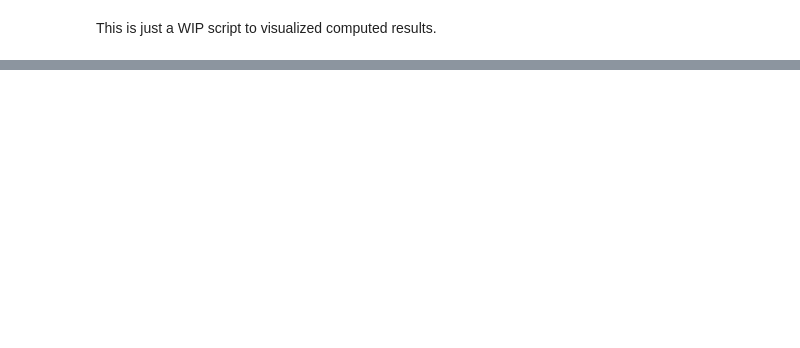
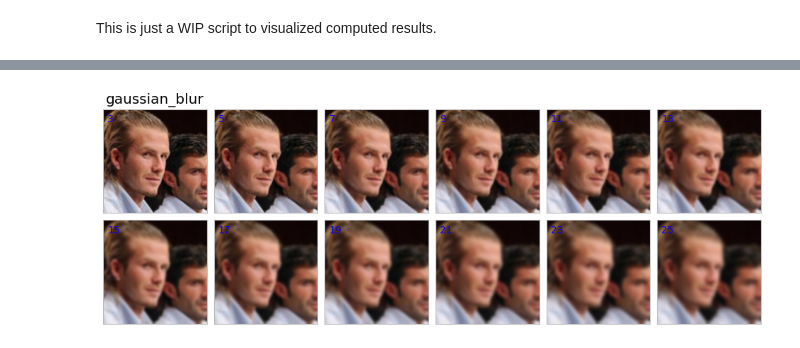
Before and after one commit to WahahaYes/FaceAnonEval, a Jupyter notebook: plotting_script.ipynb, the cells around one changed output, grey strips where cells are left out. Cells and saved outputs as stored; diff of their text form; code cells hidden in the pictures; blank space fills up the shorter version.

```diff
--- a/plotting_script.ipynb
+++ b/plotting_script.ipynb
@@ -94,0 +144,6 @@ plt.show()
+# %%
+show_faces_of_condition(
+    "gaussian_blur", [3, 5, 7, 9, 11, 13, 15, 17, 19, 21, 23, 25], (2, 6), (12.0, 12.0)
+)
+# %% [output]
+[figure, added]
```
Also changed, not shown: parts of 6 cells of this notebook, 4 other files.
